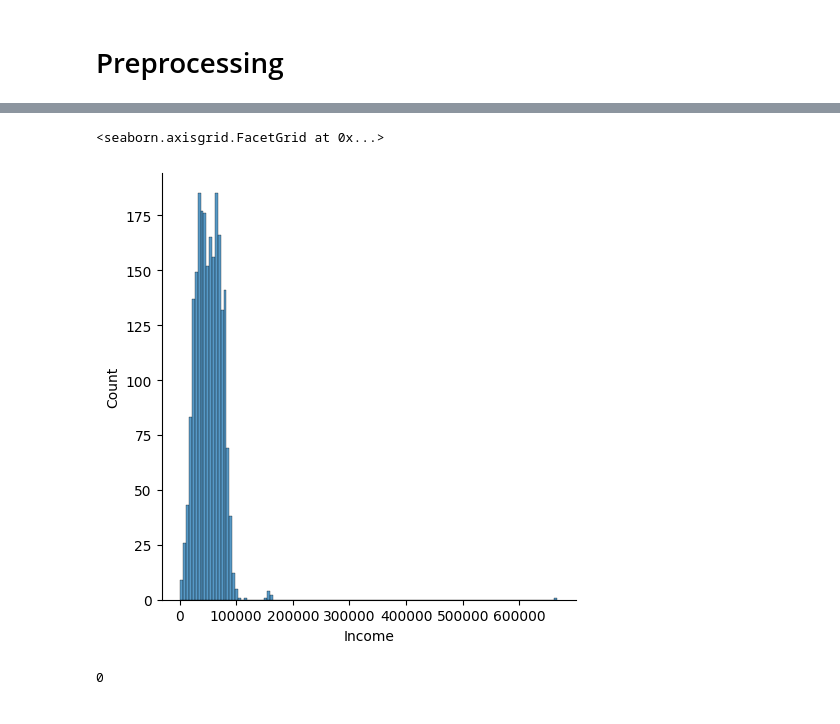
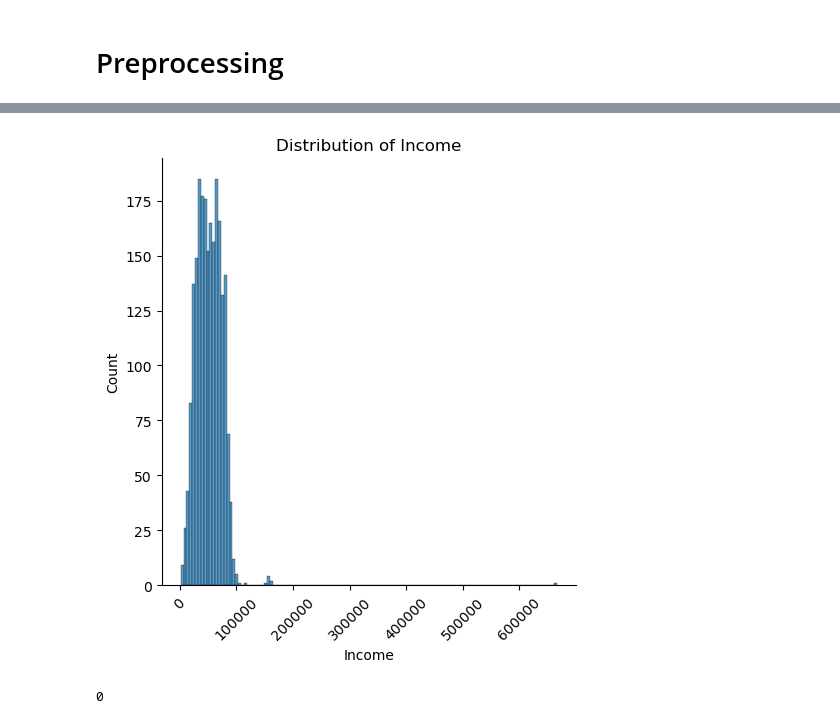
Before and after one commit to tiyasanin1/Customer-Personality-Analysis-Statistical-Analysis, a Jupyter notebook: notebook/code.ipynb, the cells around one changed output, grey strips where cells are left out. Cells and saved outputs as stored; diff of their text form; code cells hidden in the pictures.

```diff
--- a/notebook/code.ipynb
+++ b/notebook/code.ipynb
@@ -7,7 +7,7 @@ from scipy.stats import ttest_ind
 # %% [markdown]
 # Load Dataset
 # %%
-df=pd.read_csv(r'marketing_campaign.xls', sep='\t')
+df=pd.read_csv('../data/marketing_campaign.xls', sep='\t')
 df
 # %% [output]
 |  | ID | Year_Birth | Education | Marital_Status | Income | Kidhome | Teenhome | Dt_Customer | Recency | ... |
@@ -47,7 +47,7 @@ memory usage: 507.6+ KB
 # Preprocessing
 # %%
 #Convert data type to datetime
-df['Dt_Customer']=pd.to_datetime(df['Dt_Customer'])
+df['Dt_Customer']=pd.to_datetime(df['Dt_Customer'], format='%d-%m-%Y')
 # %%
 #Missing value check
 df.isnull().sum()
@@ -71,10 +71,11 @@ Response                0
 dtype: int64
 # %%
 # Income column distribution
-
 sns.displot(x=df['Income'])
+plt.title('Distribution of Income')
+plt.xticks(rotation=45)
+plt.show()
 # %% [output]
-<seaborn.axisgrid.FacetGrid at 0x...>
-[figure, old version]
+[figure, new version]
 # %%
 #Handling missing value and duplicate check
```
Also changed, not shown: parts of 8 cells of this notebook, 1 other file.
